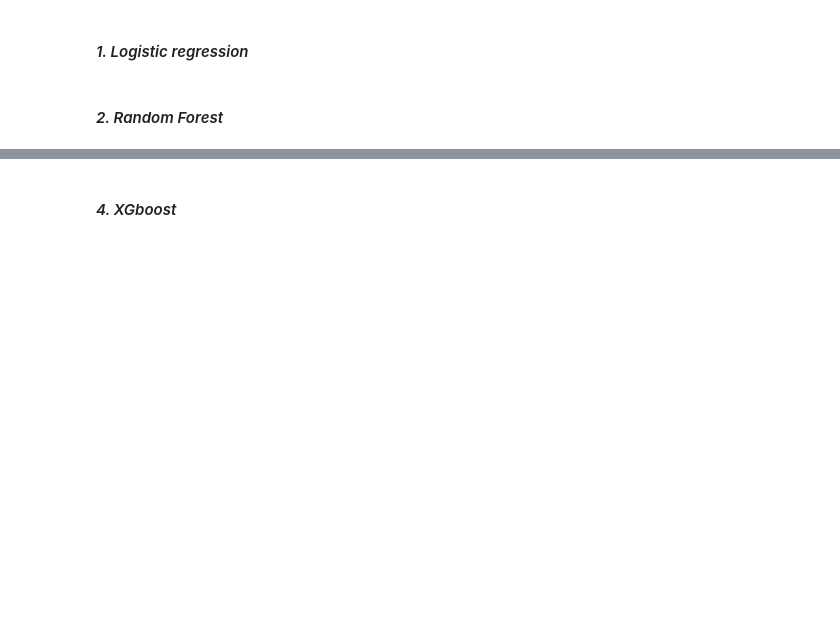
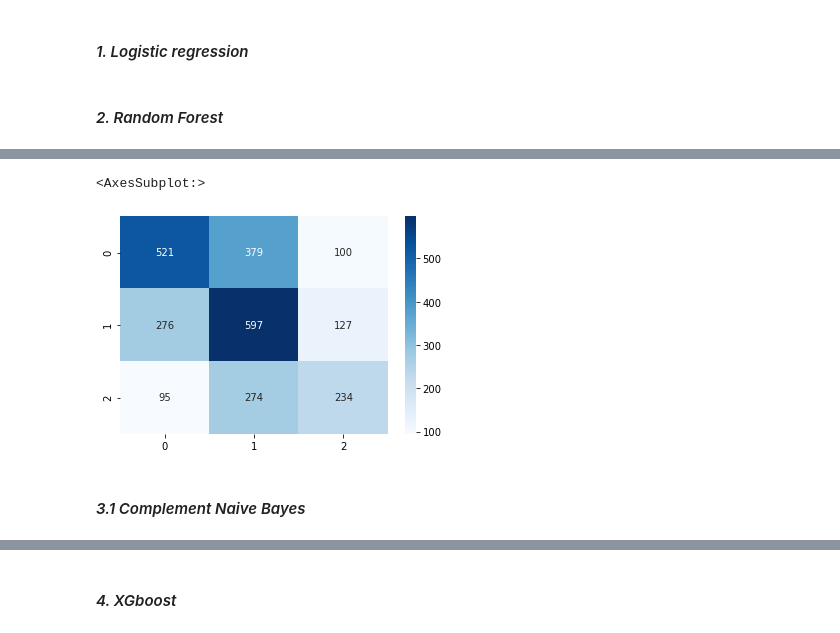
Before and after one commit to irushawn/Hate-Speech-and-Offensive-Content-Detection, a Jupyter notebook: index.ipynb, the cells around one changed output, grey strips where cells are left out. Cells and saved outputs as stored; diff of their text form; code cells hidden in the pictures; blank space fills up the shorter version.

Commit message:
introduced Multinomial NB and Complement NB and hypertuned parameters to obtain the best accuracy score, MNB obtained a 52% while CNB obtained 51%

```diff
--- a/index.ipynb
+++ b/index.ipynb
@@ -548,11 +544,11 @@ X_test = X_test.apply(lambda x: " ".join(x) if isinstance(x, list) else x)
 from sklearn.pipeline import Pipeline
 
 from sklearn.naive_bayes import MultinomialNB
-pipe=Pipeline([("vect",TfidfVectorizer()),
+pipeMNB=Pipeline([("vect",TfidfVectorizer()),
     ("clf",MultinomialNB(alpha=0.1))
             ])
-pipe.fit(X_train,y_train)
-pred=pipe.predict(X_test)
+pipeMNB.fit(X_train,y_train)
+pred=pipeMNB.predict(X_test)
 print(classification_report(y_test,pred))
 # %% [output]
               precision    recall  f1-score   support
@@ -576,0 +574,7 @@ The model performs well on class 0, with high precision (0.78), recall (0.97), a
+# %%
+pipeMNB=Pipeline([("vect",TfidfVectorizer()),
+    ("clf",MultinomialNB())
+            ])
+pipeMNB.fit(X_train,y_train)
+pred=pipeMNB.predict(X_test)
+print(classification_report(y_test,pred))
@@ -576,0 +591,27 @@ The model performs well on class 0, with high precision (0.78), recall (0.97), a
+# %%
+# Parameter grid for ONLY the classifier
+from sklearn.model_selection import GridSearchCV
+params = {
+    'clf__alpha': [0.01, 0.1, 0.5, 1.0],  # Key smoothing parameter
+    'clf__fit_prior': [True, False],            # Whether to learn class priors
+    'clf__class_prior': [None, [0.3, 0.5, 0.7, 0.9]]      # Optional: Manual priors if imbalanced
+}
+
+# Grid search setup (focus only on classifier)
+grid = GridSearchCV(
+    pipeMNB,
+    param_grid=params,
+    cv=5,                       # 5-fold cross-validation
+    scoring='f1_weighted',       # Or 'accuracy', 'recall', etc.
+    n_jobs=-1,                  # Use all CPU cores
+    verbose=1                   # Show progress
+)
+
+# Fit ONLY on training data
+grid.fit(X_train, y_train)
+
+# Best model evaluation
+best_model = grid.best_estimator_
+pred = best_model.predict(X_test)
+print(classification_report(y_test, pred))
+print("\nBest parameters:", grid.best_params_)
@@ -576,0 +635,10 @@ The model performs well on class 0, with high precision (0.78), recall (0.97), a
+# %%
+# Plot confusion matrix for MNB classification
+
+sns.heatmap(confusion_matrix(y_test, pred), annot=True, fmt='d', cmap='Blues')
+# %% [output]
+<AxesSubplot:>
+[figure, added]
+# %% [markdown]
+
+#### *3.1 Complement Naive Bayes*
```
Also changed, not shown: parts of 20 cells of this notebook.
